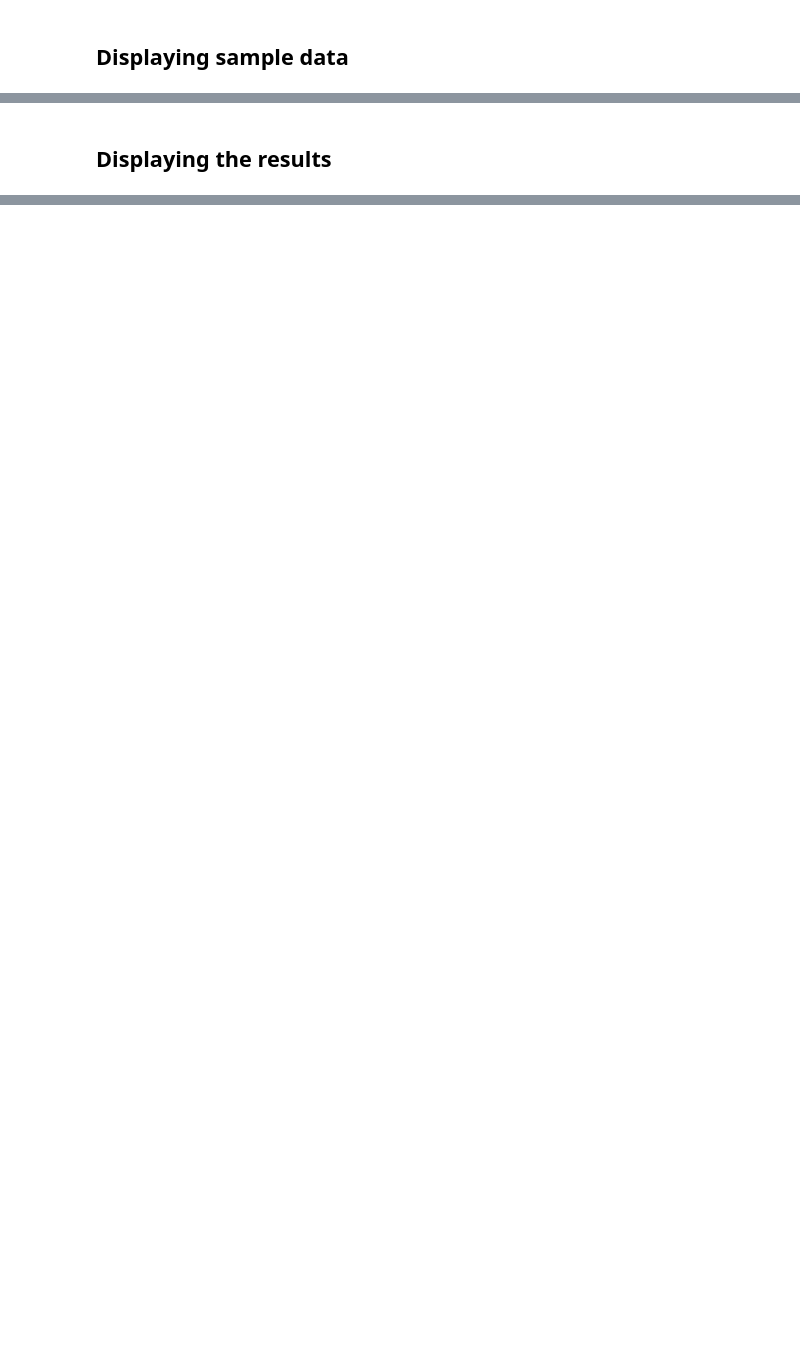
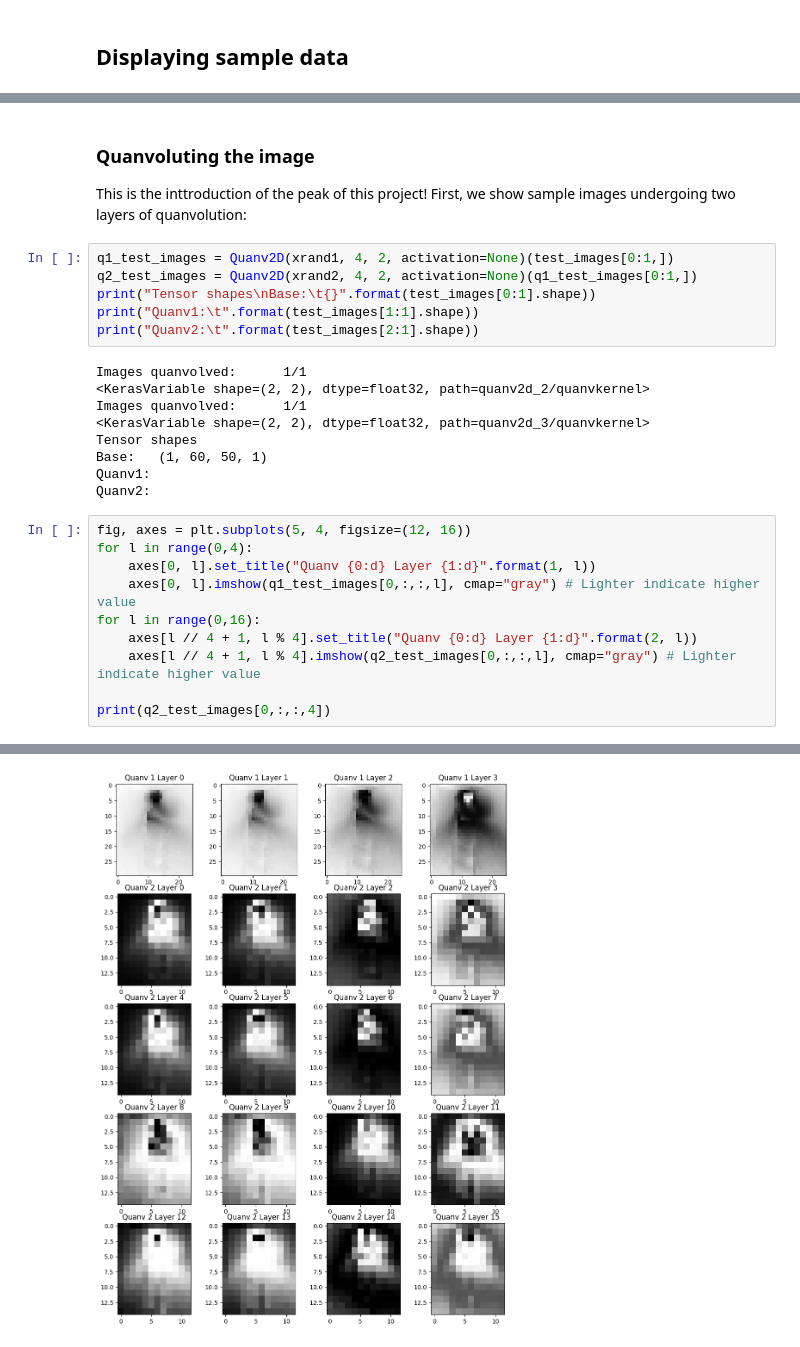
Before and after one commit to mulliganaceous/Quantomics, a Jupyter notebook: weld.ipynb, the cells around one changed output, grey strips where cells are left out. Drawn from its saved outputs; the diff is of its cells as text; blank space fills up the shorter version.

```diff
--- a/weld.ipynb
+++ b/weld.ipynb
@@ -218,2 +513,30 @@ Epoch 78/100
-# %% [markdown]
-## Displaying the results
+# %% [markdown]
+### Quanvoluting the image
+
+This is the inttroduction of the peak of this project! First, we show sample images undergoing two layers of quanvolution:
+# %%
+q1_test_images = Quanv2D(xrand1, 4, 2, activation=None)(test_images[0:1,])
+q2_test_images = Quanv2D(xrand2, 4, 2, activation=None)(q1_test_images[0:1,])
+print("Tensor shapes\nBase:\t{}".format(test_images[0:1].shape))
+print("Quanv1:\t".format(test_images[1:1].shape))
+print("Quanv2:\t".format(test_images[2:1].shape))
+# %% [output]
+Images quanvolved:      1/1
+<KerasVariable shape=(2, 2), dtype=float32, path=quanv2d_2/quanvkernel>
+Images quanvolved:      1/1
+<KerasVariable shape=(2, 2), dtype=float32, path=quanv2d_3/quanvkernel>
+Tensor shapes
+Base:   (1, 60, 50, 1)
+Quanv1:
+Quanv2:
+# %%
+fig, axes = plt.subplots(5, 4, figsize=(12, 16))
+for l in range(0,4):
+    axes[0, l].set_title("Quanv {0:d} Layer {1:d}".format(1, l))
+    axes[0, l].imshow(q1_test_images[0,:,:,l], cmap="gray") # Lighter indicate higher value
+for l in range(0,16):
+    axes[l // 4 + 1, l % 4].set_title("Quanv {0:d} Layer {1:d}".format(2, l))
+    axes[l // 4 + 1, l % 4].imshow(q2_test_images[0,:,:,l], cmap="gray") # Lighter indicate higher value
+
+print(q2_test_images[0,:,:,4])
+# %% [output]
@@ -219,0 +560 @@ Epoch 78/100
+[figure, added]
```
Also changed, not shown: parts of 29 cells of this notebook.
